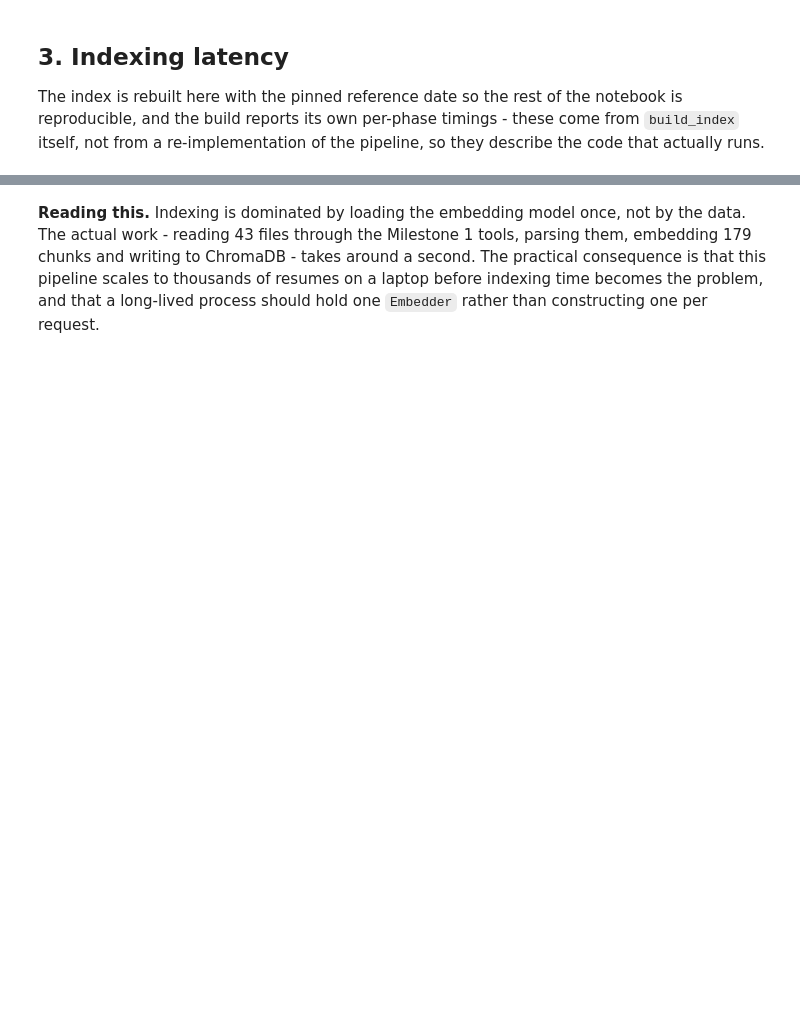
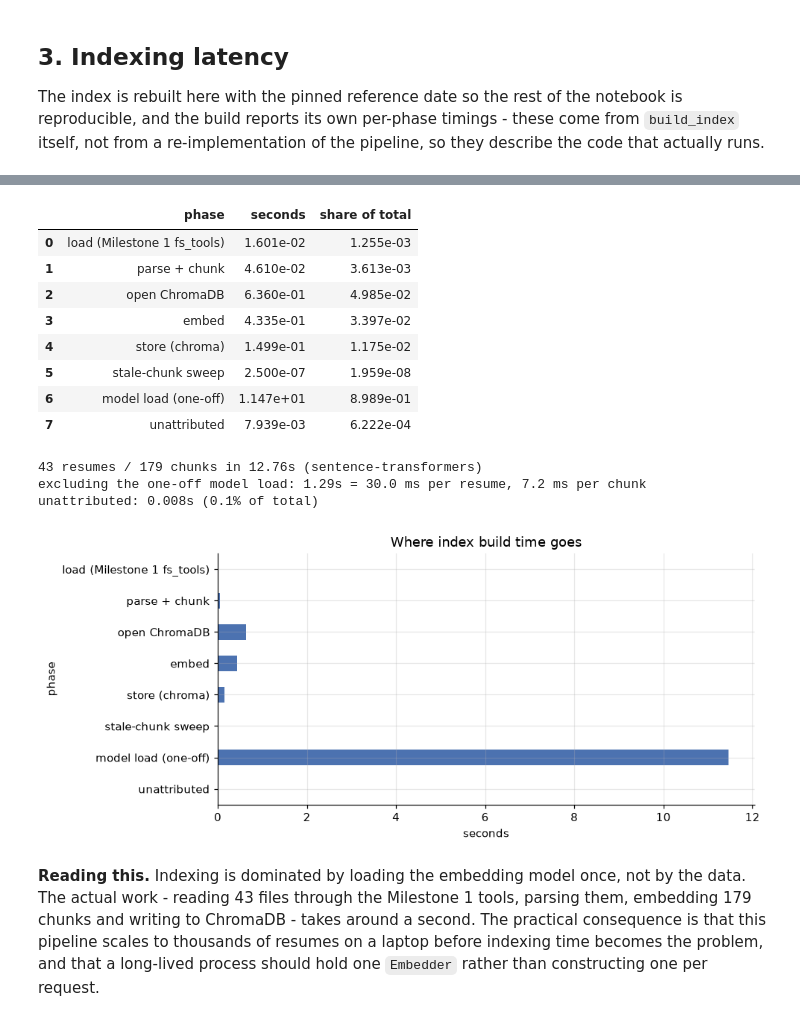
Before and after one commit to ShreshthMi/Airtribe-RAG-based-profile-matching, a Jupyter notebook: notebooks/experiments.ipynb, the cells around one changed output, grey strips where cells are left out. Drawn from its saved outputs; the diff is of its cells as text; code cells hidden in the pictures; blank space fills up the shorter version.

```diff
--- a/notebooks/experiments.ipynb
+++ b/notebooks/experiments.ipynb
@@ -255,0 +232,35 @@ excluding the one-off model load: 1.25s = 29.1 ms per resume, 7.0 ms per chunk
+# %%
+report = resume_rag.build_index(RESUME_DIR, DB_DIR, reset=True, today=AS_OF)
+
+timings = report.timings
+work = timings["total"] - timings["model_load"]
+phases = pd.DataFrame([
+    {"phase": "load (Milestone 1 fs_tools)", "seconds": timings["load"]},
+    {"phase": "parse + chunk", "seconds": timings["parse"]},
+    {"phase": "open ChromaDB", "seconds": timings["db_open"]},
+    {"phase": "embed", "seconds": timings["embed"]},
+    {"phase": "store (chroma)", "seconds": timings["store"]},
+    {"phase": "stale-chunk sweep", "seconds": timings["cleanup"]},
+    {"phase": "model load (one-off)", "seconds": timings["model_load"]},
+    {"phase": "unattributed", "seconds": timings["unattributed"]},
+])
+phases["share of total"] = phases["seconds"] / timings["total"]
+display(phases)
+
+print(f"{len(report.records)} resumes / {report.chunk_count} chunks in {timings['total']:.2f}s "
+      f"({report.backend})")
+print(f"excluding the one-off model load: {work:.2f}s "
+      f"= {1000 * work / len(report.records):.1f} ms per resume, "
+      f"{1000 * work / report.chunk_count:.1f} ms per chunk")
+print(f"unattributed: {timings['unattributed']:.3f}s "
+      f"({100 * timings['unattributed'] / timings['total']:.1f}% of total)")
+
+# Every phase is measured, so the breakdown must account for essentially all of the
+# wall-clock time. An earlier version of this notebook left ~0.6s - half the non-model
+# work - silently unaccounted for, which is how a timing table misleads.
+assert abs(timings["unattributed"]) < 0.05 * timings["total"], "timing breakdown is incomplete"
+
+ax = phases.set_index("phase")["seconds"].plot.barh(color="#4C72B0")
+ax.set_xlabel("seconds"); ax.set_title("Where index build time goes"); ax.invert_yaxis()
+plt.tight_layout(); plt.show()
+# %% [output]
@@ -256,3 +269,16 @@ excluding the one-off model load: 1.25s = 29.1 ms per resume, 7.0 ms per chunk
+|  | phase | seconds | share of total |
+| 0 | load (Milestone 1 fs_tools) | 1.601e-02 | 1.255e-03 |
+| 1 | parse + chunk | 4.610e-02 | 3.613e-03 |
+| 2 | open ChromaDB | 6.360e-01 | 4.985e-02 |
+| 3 | embed | 4.335e-01 | 3.397e-02 |
+| 4 | store (chroma) | 1.499e-01 | 1.175e-02 |
+| 5 | stale-chunk sweep | 2.500e-07 | 1.959e-08 |
+| 6 | model load (one-off) | 1.147e+01 | 8.989e-01 |
+| 7 | unattributed | 7.939e-03 | 6.222e-04 |
+43 resumes / 179 chunks in 12.76s (sentence-transformers)
+excluding the one-off model load: 1.29s = 30.0 ms per resume, 7.2 ms per chunk
+unattributed: 0.008s (0.1% of total)
+[figure, added]
 # %% [markdown]
 **Reading this.** Indexing is dominated by loading the embedding model once, not by the
 data. The actual work - reading 43 files through the Milestone 1 tools, parsing them,
```
Also changed, not shown: parts of 33 cells of this notebook, 7 other files.
